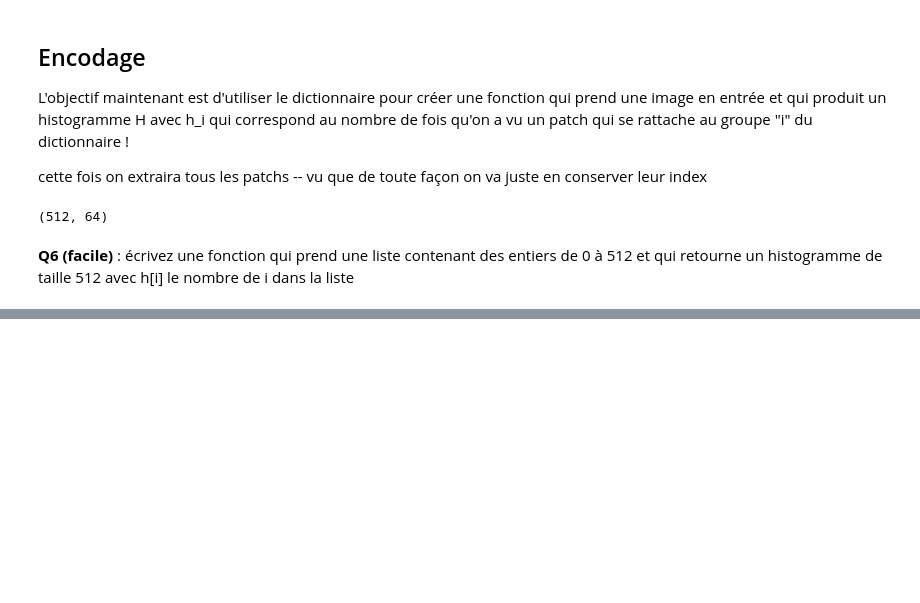
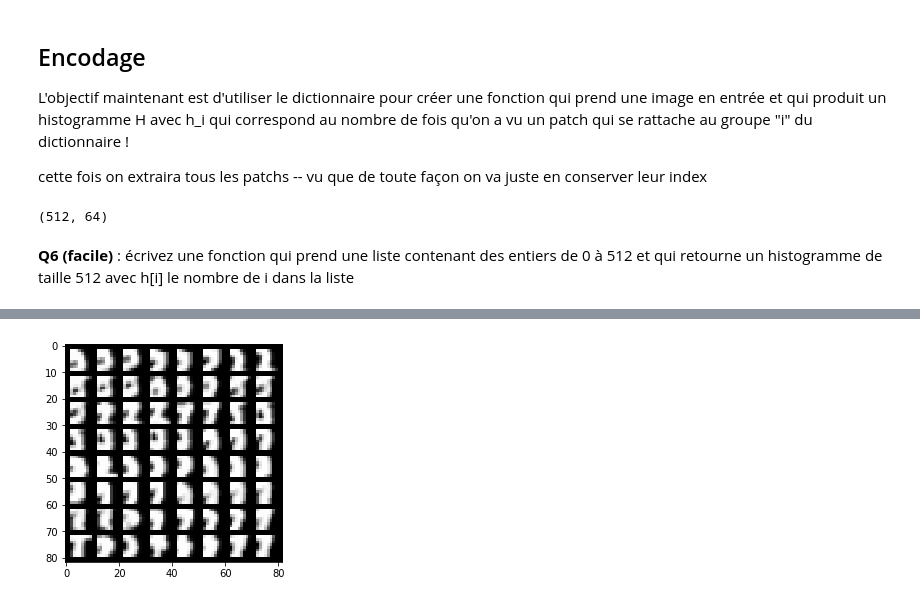
Before and after one commit to achanhon/coursdeeplearningcolab, a Jupyter notebook: 2020/bow_mnist.ipynb, the cells around one changed output, grey strips where cells are left out. Cells and saved outputs as stored; diff of their text form; code cells hidden in the pictures; blank space fills up the shorter version.

```diff
--- a/2020/bow_mnist.ipynb
+++ b/2020/bow_mnist.ipynb
@@ -175,0 +187,6 @@ array([ 14,  14,  14, ..., 107, 133, 133], dtype=int32)
+# %%
+
+patchwithcenterB = [tmp[i] for i in range(len(tmp)) if labelsK[i]==b]
+show64patch(patchwithcenterB)
+# %% [output]
+[figure, added]
```
Also changed, not shown: parts of 16 cells of this notebook.
